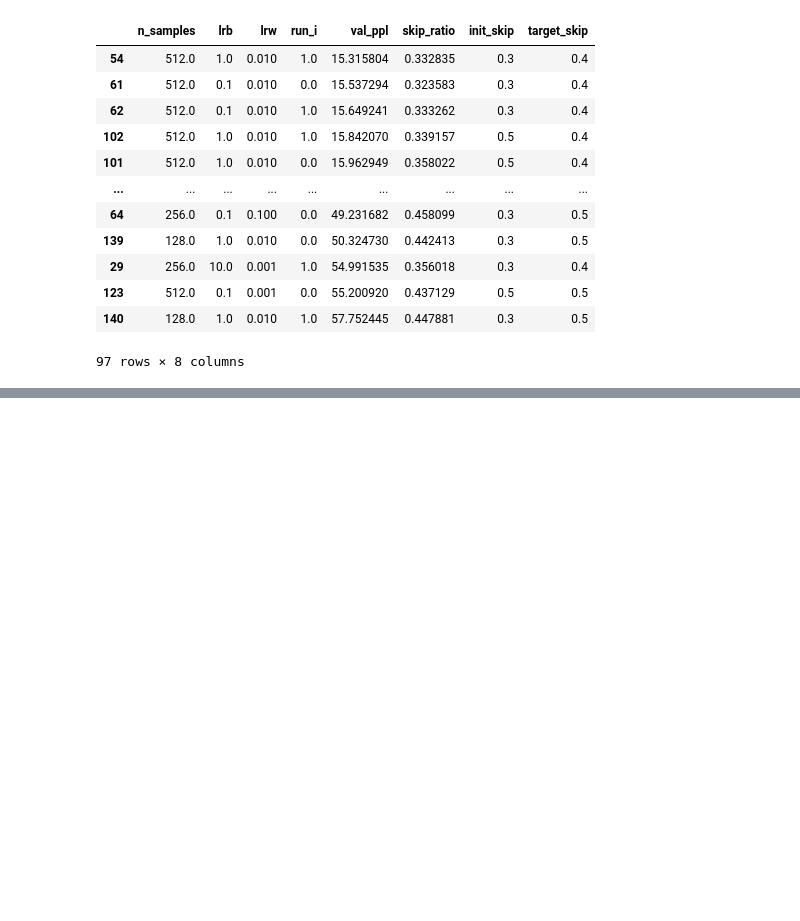
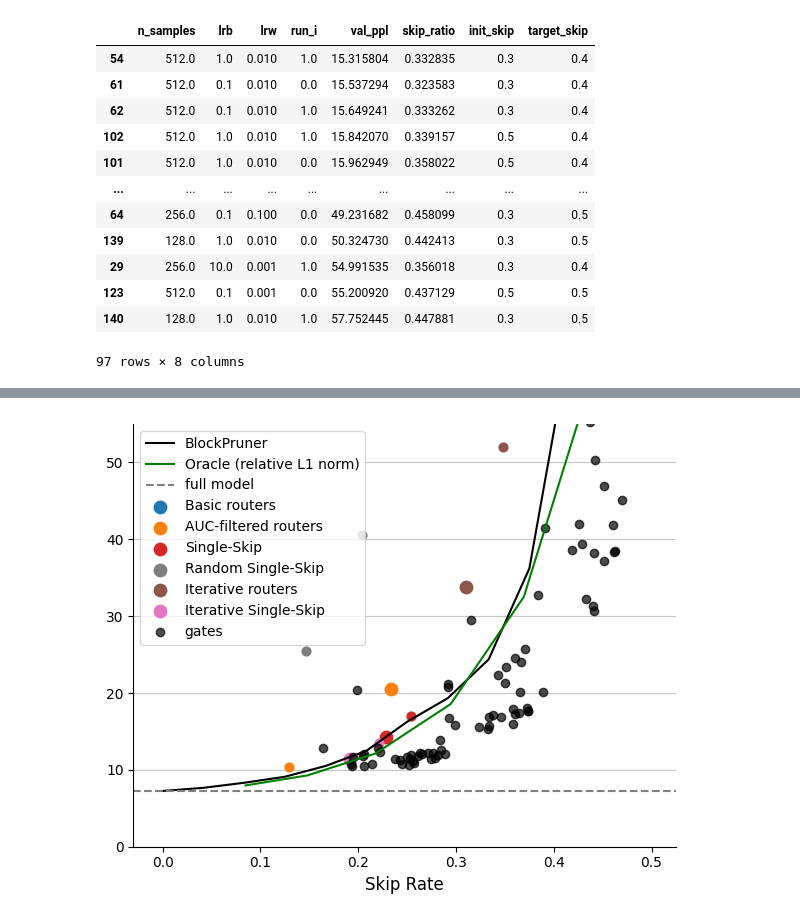
Before and after one commit to chutnakova5/Adaptive-layer-skipping, a Jupyter notebook: results.ipynb, the cells around one changed output, grey strips where cells are left out. Drawn from its saved outputs; the diff is of its cells as text; code cells hidden in the pictures; blank space fills up the shorter version.

Commit message:
gated models evaluation

```diff
--- a/results.ipynb
+++ b/results.ipynb
@@ -823,0 +837,2 @@ gate_results_best.loc[
+# %%
+gate_results = pd.read_csv('results/model_stats_results.csv')
@@ -823,0 +841,7 @@ gate_results_best.loc[
+# %%
+gated_model_results = pd.concat([
+    gate_results.loc[(gate_results.n_samples==nsamp) & (gate_results.skip_ratio>(skip/100))
+        & (gate_results.skip_ratio<((skip+5)/100))
+    ].sort_values(by='val_ppl').head(2)
+    for skip in range(15, 47) for nsamp in (128, 256, 512)
+], ignore_index=True).drop_duplicates()
@@ -823,0 +866,74 @@ gate_results_best.loc[
+# %%
+fig, ax = plt.subplots(1, 1, figsize=(6, 5), sharey=False)
+
+ax.plot(block_pruner.loc[:13, 'del_ratio'],
+        block_pruner.loc[:13, 'perplexity'],
+        c='black', label='BlockPruner')
+
+ax.plot(small_changes.loc[:, 'ratio_del'],
+        small_changes.loc[:, 'perplexity'],
+        c='g', label='Oracle (relative L1 norm)')
+
+ax.axhline(block_pruner.loc[0, 'perplexity'], c='gray', linestyle='--', label='full model')
+
+ax.scatter(results['r'].loc['lr', 'del_ratio'],
+           results['r'].loc['lr', 'perplexity'],
+           s=40, c='tab:blue')
+ax.scatter(results['r'].loc['nn', 'del_ratio'],
+           results['r'].loc['nn', 'perplexity'],
+           s=80, c='tab:blue', label='Basic routers')
+
+ax.scatter(results['thr'].loc['lr', 'del_ratio'],
+           results['thr'].loc['lr', 'perplexity'],
+           s=40, c='tab:orange')
+ax.scatter(results['thr'].loc['nn', 'del_ratio'],
+           results['thr'].loc['nn', 'perplexity'],
+           s=80, c='tab:orange', label='AUC-filtered routers')
+
+ax.scatter(results['singleskip'].loc['lr', 'del_ratio'],
+           results['singleskip'].loc['lr', 'perplexity'],
+           s=40, c='tab:red')
+ax.scatter(results['singleskip'].loc['nn', 'del_ratio'],
+           results['singleskip'].loc['nn', 'perplexity'],
+           s=80, c='tab:red', label='Single-Skip')
+
+ax.scatter(results['singleskip_rnd'].loc[:, 'del_ratio'],
+           results['singleskip_rnd'].loc[:, 'perplexity'],
+           s=40, c='tab:gray')
+ax.scatter([], [], s=80, c='tab:gray', label='Random Single-Skip')
+
+ax.scatter(results_v2['r'].loc['lr', 'del_ratio'],
+           results_v2['r'].loc['lr', 'perplexity'],
+           s=40, c='tab:brown')
+ax.scatter(results_v2['r'].loc['nn', 'del_ratio'],
+           results_v2['r'].loc['nn', 'perplexity'],
+           s=80, c='tab:brown', label='Iterative routers')
+
+ax.scatter(results_v3['singleskip'].loc['lr', 'del_ratio'],
+           results_v3['singleskip'].loc['lr', 'perplexity'],
+           s=40, c='tab:pink')
+ax.scatter(results_v3['singleskip'].loc['nn', 'del_ratio'],
+           results_v3['singleskip'].loc['nn', 'perplexity'],
+           s=80, c='tab:pink', label='Iterative Single-Skip')
+
+### gates
+plt.scatter(gated_model_results.skip_ratio, gated_model_results.val_ppl, c='black', alpha=0.7, label='gates')
+
+######
+
+ax.set_xlim((-0.03, 0.525))
+ax.set_ylim((0, 55))
+ax.set_xlabel('Skip Rate', fontsize=12)
+# ax.set_ylabel('Perplexity')
+
+ax.grid(axis='y', linestyle='-', alpha=0.7)
+ax.set_axisbelow(True)
+ax.spines['right'].set_visible(False)
+ax.spines['top'].set_visible(False)
+
+
+ax.legend()
+
+plt.tight_layout()
+# %% [output]
+[figure, added]
```
Also changed, not shown: parts of 11 cells of this notebook, 5 other files.
